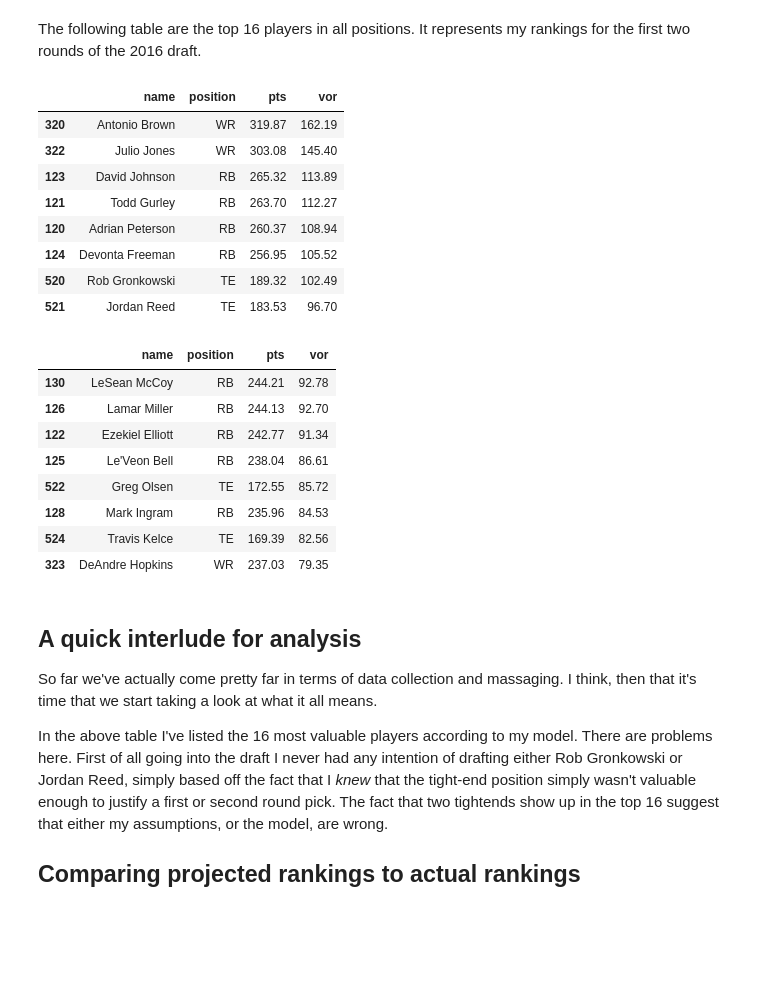
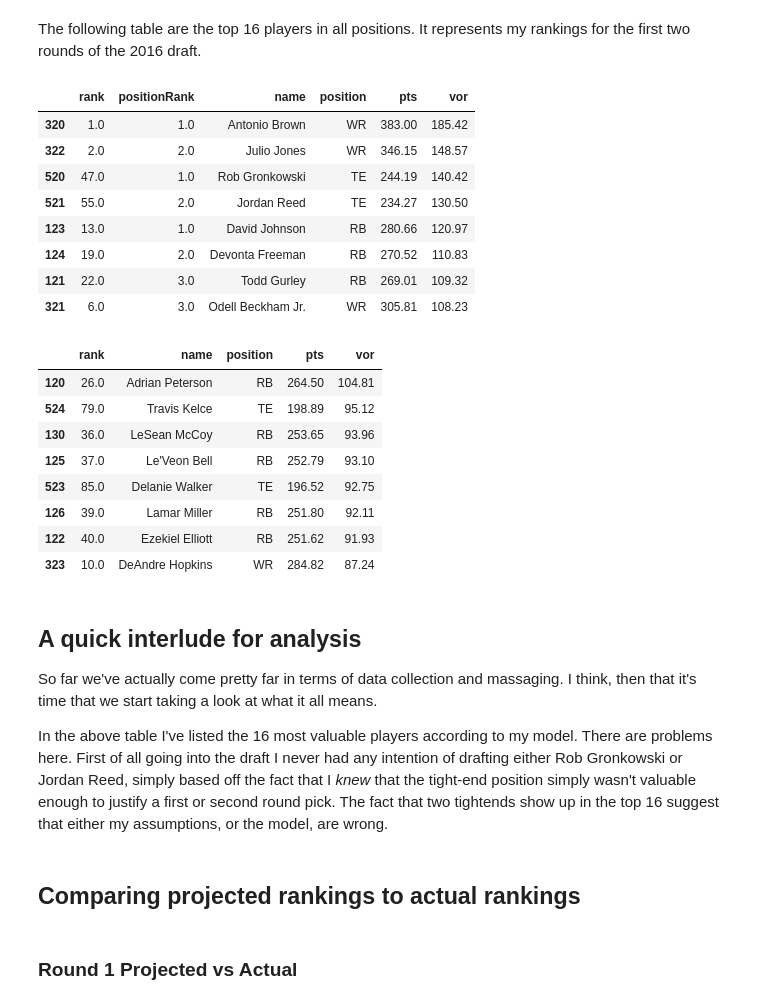
Before and after one commit to smkell/pyffl_pandas, a Jupyter notebook: 2016 After Action Analysis.ipynb, the cells around one changed output. Cells and saved outputs as stored; diff of their text form; code cells hidden in the pictures; blank space fills up the shorter version.

Commit message:
Add some more sections comparing projected vs actual.

```diff
--- a/2016 After Action Analysis.ipynb
+++ b/2016 After Action Analysis.ipynb
@@ -41,16 +42,23 @@ projections = pyffl.calculate_points(projections, rules)
 
 Pandas primarily operates on objects known as `Series` and `DataFrame` where a `DataFrame` is a table composed of several `Series` associated together by an `index`. In the below code segment we construct a `DataFram` for our projections. The `*_key` lists give the names of the columns in the desired order for display.
 # %%
-info_keys = ['name', 'team', 'position']
+df = pd.DataFrame(projections)
+df['source'] = 'espn'
+df['projection'] = True
+df['vor'] = np.nan
+df['rank'] = df['pts'].rank(ascending=0)
+df['positionRank'] = 0.0
+
+info_keys = ['rank', 'positionRank', 'name', 'team', 'position', 'source', 'projection']
 skill_keys = ['passCmp', 'passAtt', 'passYds', 'passTds', 'passInts',
               'rushAtt', 'rushYds', 'rushTds',
               'recsCmp', 'recsAtt', 'recsYds', 'recsTds']
 dst_keys = ['dstTckls', 'dstSacks', 'dstFmblFrc', 'dstFmblRec', 'dstInts', 'dstIntTds', 'dstFmblTds']
 k_keys = ['fg0139Cmp', 'fg0139Att', 'fg4049Cmp', 'fg4049Att', 'fg50Cmp', 'fg50Att',
           'fgCmp', 'fgAtt', 'xpCmp', 'xpAtt']
-calc_keys = ['pts']
+calc_keys = ['pts','vor']
 all_keys = info_keys + skill_keys + dst_keys + calc_keys
-df = pd.DataFrame(projections, columns=all_keys)
+df = df[all_keys]
 # %% [markdown]
 ## Calculating VOR
 
@@ -75,46 +80,47 @@ positions = {
 for position, draftable in positions.iteritems():
     last_qb = df[df['position'] == position].sort_values(by='pts',ascending=False).iloc[draftable,:]
     df.ix[df['position'] == position, 'vor'] = df.ix[df['position'] == position, 'pts'] - last_qb['pts']
+    df.ix[df['position'] == position, 'positionRank'] = df.ix[df['position'] == position, 'pts'].rank(ascending=0)
 # %% [markdown]
 The following table are the top 16 players in all positions. It represents my rankings for the first two rounds of the 2016 draft.
 # %%
 round = 0
 start = round * rules.num_teams
 end = start + rules.num_teams
-df[['name', 'position', 'pts', 'vor']].sort_values(by='vor',ascending=False).iloc[start:end,:]
+df[['rank', 'positionRank', 'name', 'position', 'pts', 'vor']].sort_values(by='vor',ascending=False).iloc[start:end,:]
 # %% [output]
-|  | name | position | pts | vor |
-| 320 | Antonio Brown | WR | 319.87 | 162.19 |
-| 322 | Julio Jones | WR | 303.08 | 145.40 |
-| 123 | David Johnson | RB | 265.32 | 113.89 |
-| 121 | Todd Gurley | RB | 263.70 | 112.27 |
-| 120 | Adrian Peterson | RB | 260.37 | 108.94 |
-| 124 | Devonta Freeman | RB | 256.95 | 105.52 |
-| 520 | Rob Gronkowski | TE | 189.32 | 102.49 |
-| 521 | Jordan Reed | TE | 183.53 | 96.70 |
+|  | rank | positionRank | name | position | pts | vor |
+| 320 | 1.0 | 1.0 | Antonio Brown | WR | 383.00 | 185.42 |
+| 322 | 2.0 | 2.0 | Julio Jones | WR | 346.15 | 148.57 |
+| 520 | 47.0 | 1.0 | Rob Gronkowski | TE | 244.19 | 140.42 |
+| 521 | 55.0 | 2.0 | Jordan Reed | TE | 234.27 | 130.50 |
+| 123 | 13.0 | 1.0 | David Johnson | RB | 280.66 | 120.97 |
+| 124 | 19.0 | 2.0 | Devonta Freeman | RB | 270.52 | 110.83 |
+| 121 | 22.0 | 3.0 | Todd Gurley | RB | 269.01 | 109.32 |
+| 321 | 6.0 | 3.0 | Odell Beckham Jr. | WR | 305.81 | 108.23 |
 # %%
 round = 1
 start = 1 + (round * rules.num_teams)
 end = start + rules.num_teams
-df[['name', 'position', 'pts', 'vor']].sort_values(by='vor',ascending=False).iloc[start:end,:]
+df[['rank', 'name', 'position', 'pts', 'vor']].sort_values(by='vor',ascending=False).iloc[start:end,:]
 # %% [output]
-|  | name | position | pts | vor |
-| 130 | LeSean McCoy | RB | 244.21 | 92.78 |
-| 126 | Lamar Miller | RB | 244.13 | 92.70 |
-| 122 | Ezekiel Elliott | RB | 242.77 | 91.34 |
-| 125 | Le'Veon Bell | RB | 238.04 | 86.61 |
-| 522 | Greg Olsen | TE | 172.55 | 85.72 |
-| 128 | Mark Ingram | RB | 235.96 | 84.53 |
-| 524 | Travis Kelce | TE | 169.39 | 82.56 |
-| 323 | DeAndre Hopkins | WR | 237.03 | 79.35 |
+|  | rank | name | position | pts | vor |
+| 120 | 26.0 | Adrian Peterson | RB | 264.50 | 104.81 |
+| 524 | 79.0 | Travis Kelce | TE | 198.89 | 95.12 |
+| 130 | 36.0 | LeSean McCoy | RB | 253.65 | 93.96 |
+| 125 | 37.0 | Le'Veon Bell | RB | 252.79 | 93.10 |
+| 523 | 85.0 | Delanie Walker | TE | 196.52 | 92.75 |
+| 126 | 39.0 | Lamar Miller | RB | 251.80 | 92.11 |
+| 122 | 40.0 | Ezekiel Elliott | RB | 251.62 | 91.93 |
+| 323 | 10.0 | DeAndre Hopkins | WR | 284.82 | 87.24 |
 # %% [markdown]
 ## A quick interlude for analysis
 
 So far we've actually come pretty far in terms of data collection and massaging. I think, then that it's time that we start taking a look at what it all means.
 
 In the above table I've listed the 16 most valuable players according to my model. There are problems here. First of all going into the draft I never had any intention of drafting either Rob Gronkowski or Jordan Reed, simply based off the fact that I *knew* that the tight-end position simply wasn't valuable enough to justify a first or second round pick. The fact that two tightends show up in the top 16 suggest that either my assumptions, or the model, are wrong.
-
-## Comparing projected rankings to actual rankings
+# %% [markdown]
+## Comparing projected rankings to actual rankings
 # %%
 actuals = pyffl.scrape_actuals(2016)
 actuals = pyffl.calculate_points(actuals, rules)
@@ -135,3 +143,5 @@ for position, draftable in positions.iteritems():
+# %% [markdown]
+### Round 1 Projected vs Actual
 # %%
 round = 0
 start = round * rules.num_teams
```
Also changed, not shown: parts of 12 cells of this notebook.
